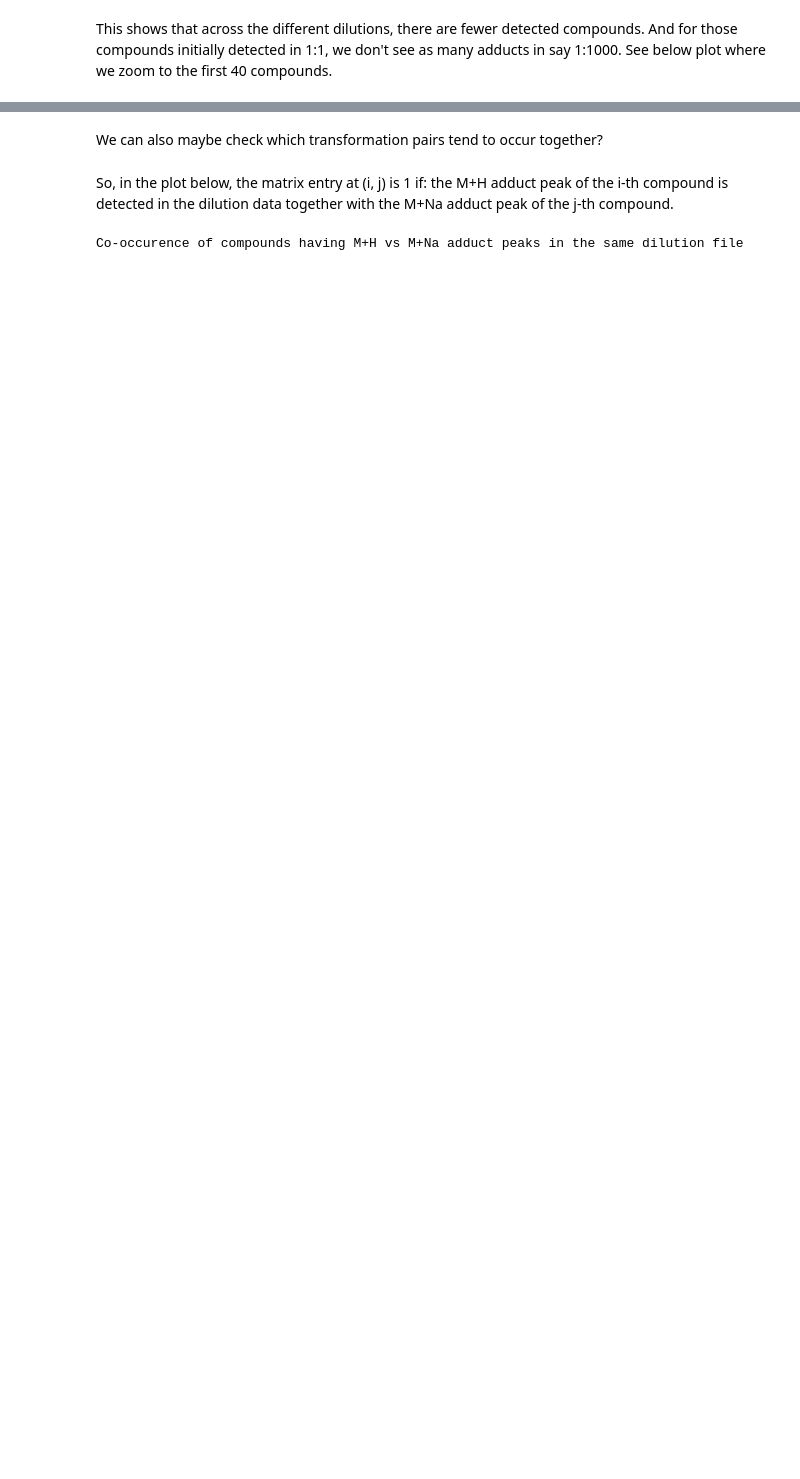
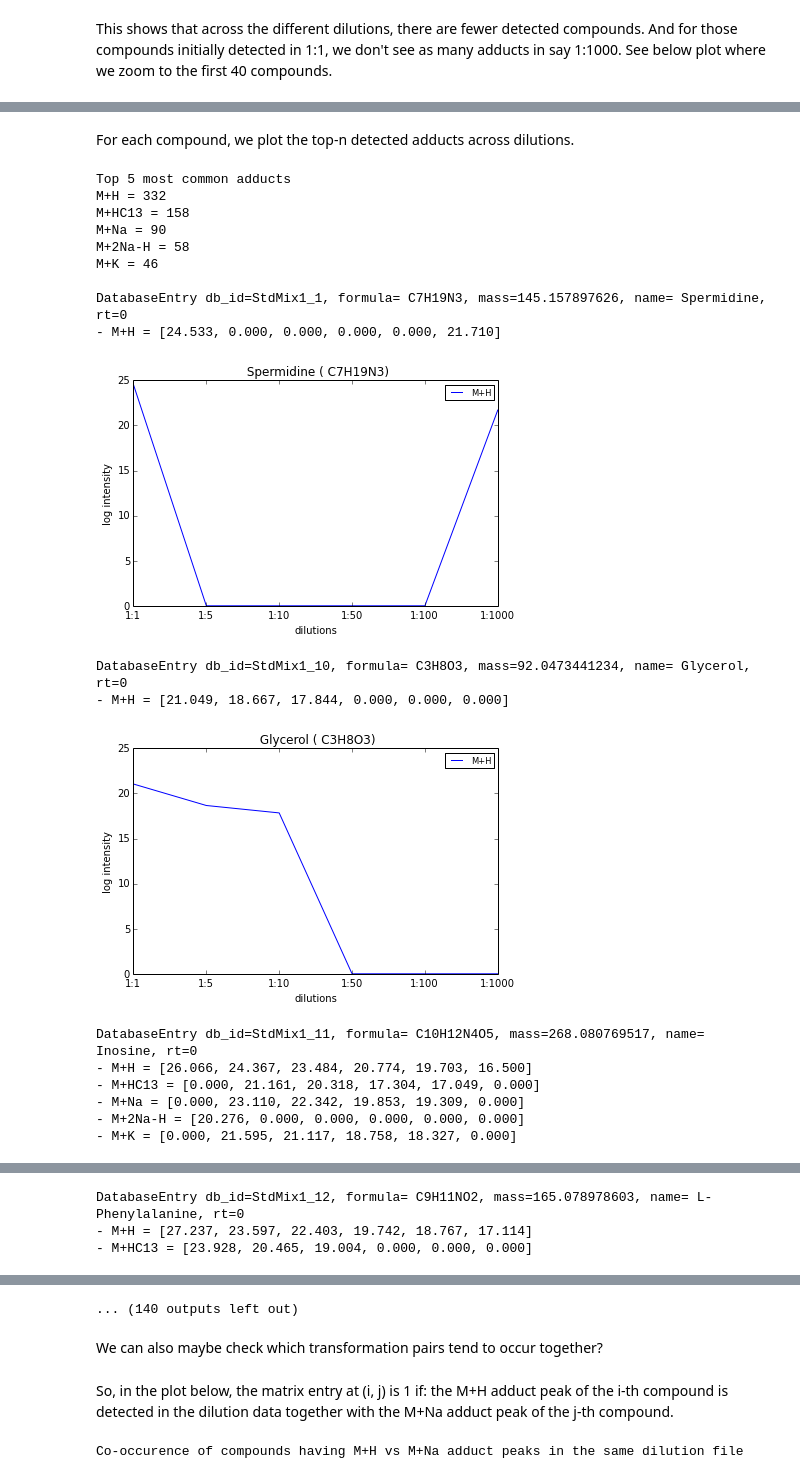
Before and after one commit to sdrogers/metabolomics_tools, a Jupyter notebook: AdductLevels/dilution_plots.ipynb, the cells around one changed output, grey strips where cells are left out. Cells and saved outputs as stored; diff of their text form; code cells hidden in the pictures; blank space fills up the shorter version.

```diff
--- a/AdductLevels/dilution_plots.ipynb
+++ b/AdductLevels/dilution_plots.ipynb
@@ -163,0 +174,66 @@ plot_adducts(40, show_mz=True) # zoom into the first few compounds
+# %% [markdown]
+For each compound, we plot the top-n detected adducts across dilutions.
+# %%
+def plot_compound(adducts):
+    for i in range(D):
+        db_entry = database[i]
+        has_plot = False
+        intenses_map = {}
+        for trans in adducts:
+            t = transformations_map[trans]
+            all_ls = range(L)
+            all_intenses = []
+            for l in all_ls:
+                c = dilution_colours[l]
+                logged = dilution_intenses[l]
+                intensity = logged[i, t]
+                all_intenses.append(intensity)
+            if np.sum(all_intenses)>0:
+                plt.plot(all_ls, all_intenses, label=trans.name)
+                has_plot = True
+                intenses_map[trans] = all_intenses
+        if has_plot:
+            print db_entry
+            for trans in adducts:
+                if trans in intenses_map:
+                    intensities = intenses_map[trans]
+                    formatted_intensities = ['{:.3f}'.format(intensity) for intensity in intensities]
+                    print "- " + trans.name + " = [" + ", ".join(formatted_intensities) + "]"
+            plt.title(db_entry.name + " (" + db_entry.formula + ")")
+            plt.ylabel("log intensity")
+            plt.xlabel("dilutions")
+            fontP = FontProperties()
+            fontP.set_size('small')
+            plt.legend(loc='upper right', prop = fontP)
+            plt.xticks(all_ls, dilutions)
+            plt.tight_layout()
+            plt.show()
+
+n = 5
+print "Top " + str(n) + " most common adducts"
+adducts = []
+for (key, val) in trans_freq.most_common(n):
+    print key.name + " = " + str(val)
+    adducts.append(key)
+print
+plot_compound(adducts)
+# %% [output]
+Top 5 most common adducts
+M+H = 332
+M+HC13 = 158
+M+Na = 90
+M+2Na-H = 58
+M+K = 46
+
+DatabaseEntry db_id=StdMix1_1, formula= C7H19N3, mass=145.157897626, name= Spermidine, rt=0
+- M+H = [24.533, 0.000, 0.000, 0.000, 0.000, 21.710]
+[figure, added]
+DatabaseEntry db_id=StdMix1_10, formula= C3H8O3, mass=92.0473441234, name= Glycerol, rt=0
+- M+H = [21.049, 18.667, 17.844, 0.000, 0.000, 0.000]
+[figure, added]
+DatabaseEntry db_id=StdMix1_11, formula= C10H12N4O5, mass=268.080769517, name= Inosine, rt=0
+- M+H = [26.066, 24.367, 23.484, 20.774, 19.703, 16.500]
+- M+HC13 = [0.000, 21.161, 20.318, 17.304, 17.049, 0.000]
+- M+Na = [0.000, 23.110, 22.342, 19.853, 19.309, 0.000]
+- M+2Na-H = [20.276, 0.000, 0.000, 0.000, 0.000, 0.000]
+- M+K = [0.000, 21.595, 21.117, 18.758, 18.327, 0.000]
@@ -163,0 +241,3 @@ plot_adducts(40, show_mz=True) # zoom into the first few compounds
+DatabaseEntry db_id=StdMix1_12, formula= C9H11NO2, mass=165.078978603, name= L-Phenylalanine, rt=0
+- M+H = [27.237, 23.597, 22.403, 19.742, 18.767, 17.114]
+- M+HC13 = [23.928, 20.465, 19.004, 0.000, 0.000, 0.000]
@@ -164,3 +255,4 @@ plot_adducts(40, show_mz=True) # zoom into the first few compounds
+... (140 outputs left out)
 # %% [markdown]
 We can also maybe check which transformation pairs tend to occur together?
 # %%
```
Also changed, not shown: parts of 10 cells of this notebook, 1 other file.
